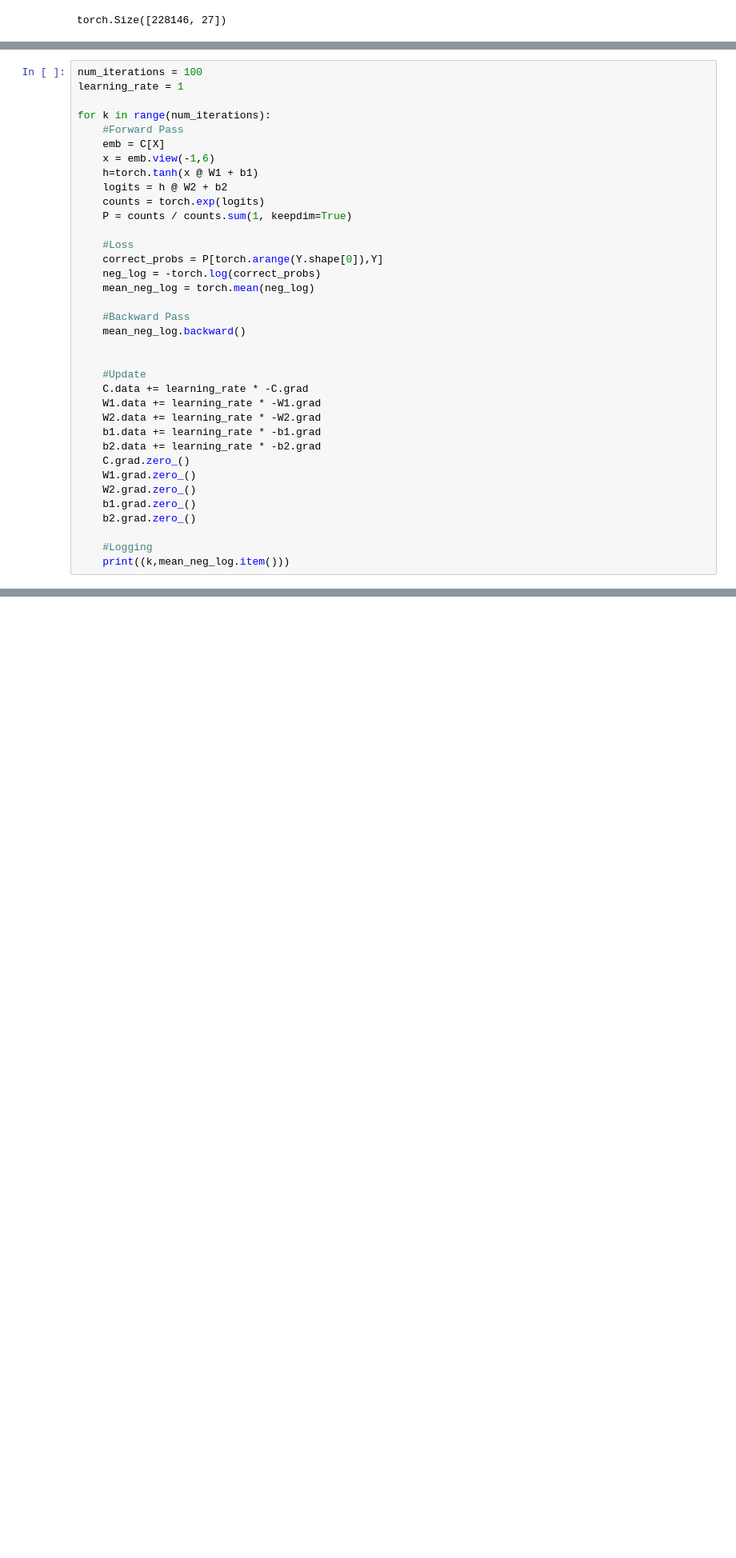
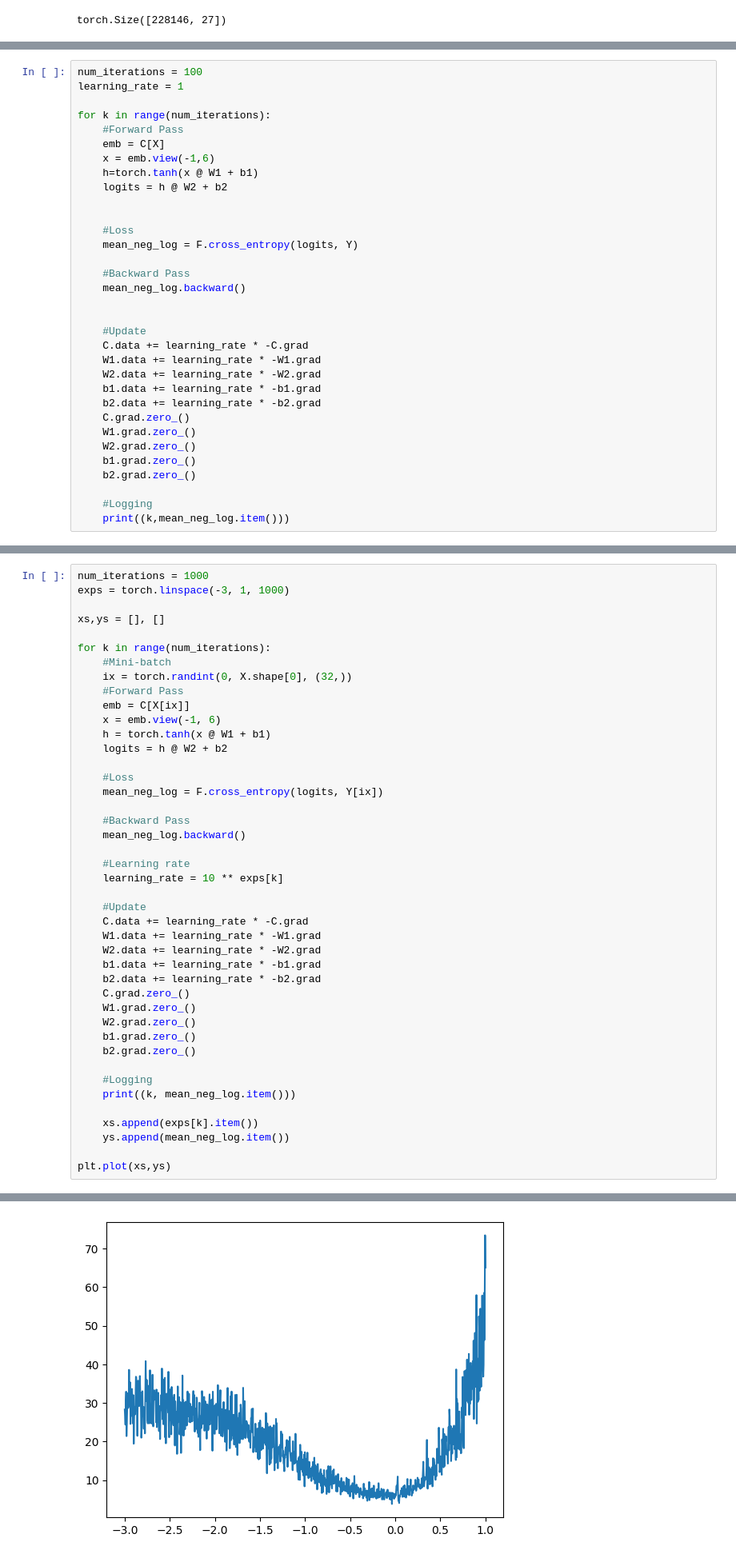
Before and after one commit to hamadomran/Hamads-Learning-Log, a Jupyter notebook: 03-Makemore_NLP/makemore_nlp.ipynb, the cells around one changed output, grey strips where cells are left out. Shown at 80% size. Cells and saved outputs as stored; diff of their text form; blank space fills up the shorter version.

Commit message:
Makemore MLP, completed mini-batches and learning rate optimization. Next optimal learning rate, setup train/val/test splits

```diff
--- a/03-Makemore_NLP/makemore_nlp.ipynb
+++ b/03-Makemore_NLP/makemore_nlp.ipynb
@@ -148,13 +150,10 @@ for k in range(num_iterations):
     x = emb.view(-1,6)
     h=torch.tanh(x @ W1 + b1)
     logits = h @ W2 + b2
-    counts = torch.exp(logits)
-    P = counts / counts.sum(1, keepdim=True)
+
 
     #Loss
-    correct_probs = P[torch.arange(Y.shape[0]),Y]
-    neg_log = -torch.log(correct_probs)
-    mean_neg_log = torch.mean(neg_log)
+    mean_neg_log = F.cross_entropy(logits, Y)
 
     #Backward Pass
     mean_neg_log.backward()
@@ -196,0 +256,44 @@ Next: 1)Replace the manual loss calculation with the cross_entropy() function. 2
+# %%
+num_iterations = 1000
+exps = torch.linspace(-3, 1, 1000)
+
+xs,ys = [], []
+
+for k in range(num_iterations):
+    #Mini-batch
+    ix = torch.randint(0, X.shape[0], (32,))
+    #Forward Pass
+    emb = C[X[ix]]
+    x = emb.view(-1, 6)
+    h = torch.tanh(x @ W1 + b1)
+    logits = h @ W2 + b2
+
+    #Loss
+    mean_neg_log = F.cross_entropy(logits, Y[ix])
+
+    #Backward Pass
+    mean_neg_log.backward()
+
+    #Learning rate
+    learning_rate = 10 ** exps[k]
+
+    #Update
+    C.data += learning_rate * -C.grad
+    W1.data += learning_rate * -W1.grad
+    W2.data += learning_rate * -W2.grad
+    b1.data += learning_rate * -b1.grad
+    b2.data += learning_rate * -b2.grad
+    C.grad.zero_()
+    W1.grad.zero_()
+    W2.grad.zero_()
+    b1.grad.zero_()
+    b2.grad.zero_()
+
+    #Logging
+    print((k, mean_neg_log.item()))
+
+    xs.append(exps[k].item())
+    ys.append(mean_neg_log.item())
+
+plt.plot(xs,ys)
+# %% [output]
@@ -196,0 +318 @@ Next: 1)Replace the manual loss calculation with the cross_entropy() function. 2
+[figure, added]
```
Also changed, not shown: parts of 8 cells of this notebook.
